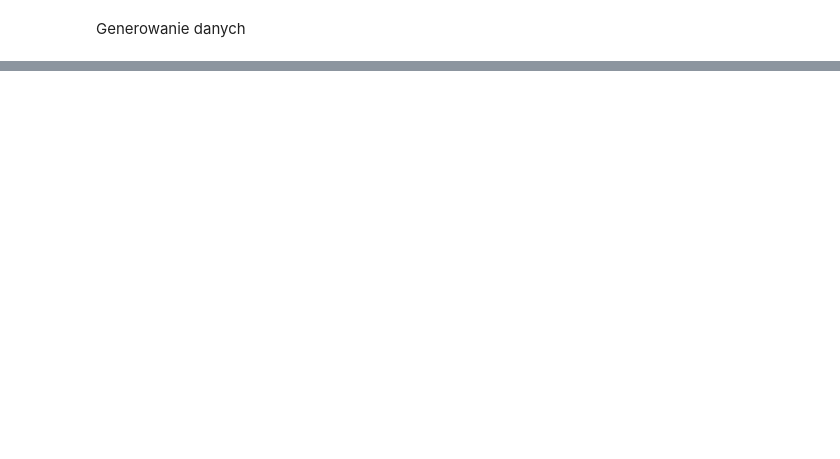
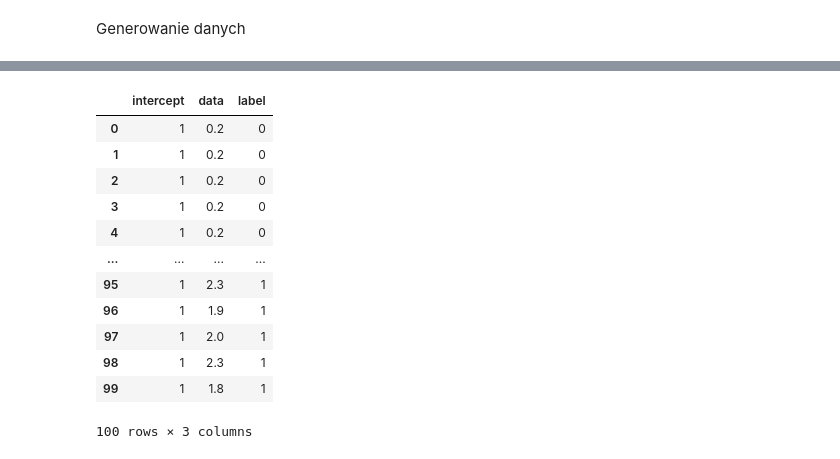
Before and after one commit to Kamil128/Training_DS_Classification, a Jupyter notebook: 2_2_Regularisation.ipynb, the cells around one changed output, grey strips where cells are left out. Cells and saved outputs as stored; diff of their text form; code cells hidden in the pictures; blank space fills up the shorter version.

```diff
--- a/2_2_Regularisation.ipynb
+++ b/2_2_Regularisation.ipynb
@@ -49,3 +40,25 @@ Y = df[['label']].values
+# %%
+df = pd.DataFrame({'intercept': 1,
+                   'data': data_X,
+                   'label': data_Y})
+display(df)
+
+X = df[['intercept', 'data']].values
+Y = df[['label']].values
+# %% [output]
+|  | intercept | data | label |
+| 0 | 1 | 0.2 | 0 |
+| 1 | 1 | 0.2 | 0 |
+| 2 | 1 | 0.2 | 0 |
+| 3 | 1 | 0.2 | 0 |
+| 4 | 1 | 0.2 | 0 |
+| ... | ... | ... | ... |
+| 95 | 1 | 2.3 | 1 |
+| 96 | 1 | 1.9 | 1 |
+| 97 | 1 | 2.0 | 1 |
+| 98 | 1 | 2.3 | 1 |
+| 99 | 1 | 1.8 | 1 |
+100 rows × 3 columns
 # %%
 plt.scatter(data_X, data_Y, s=100, alpha=0.5, c=data_Y)
 plt.show()
```
Also changed, not shown: parts of 13 cells of this notebook.
